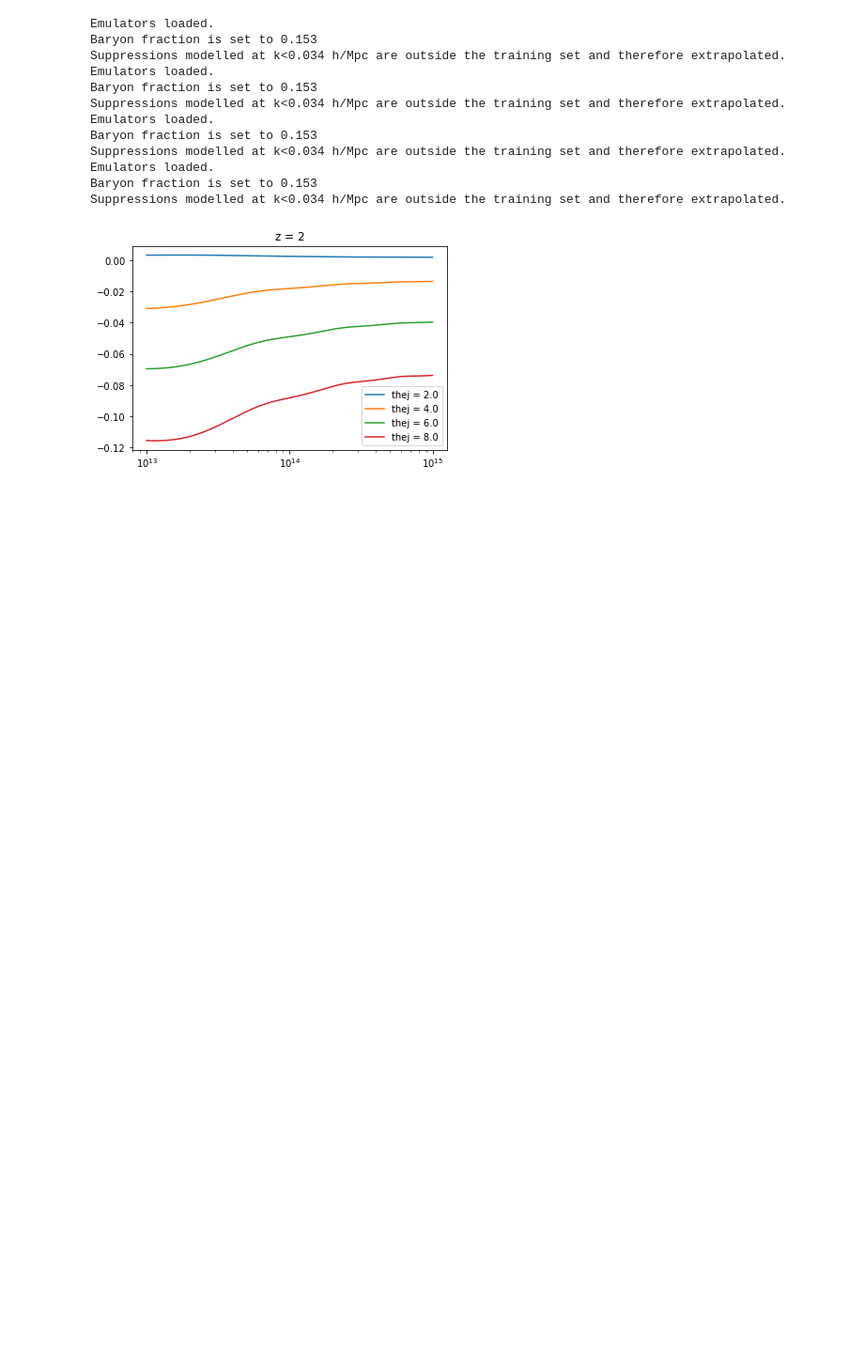
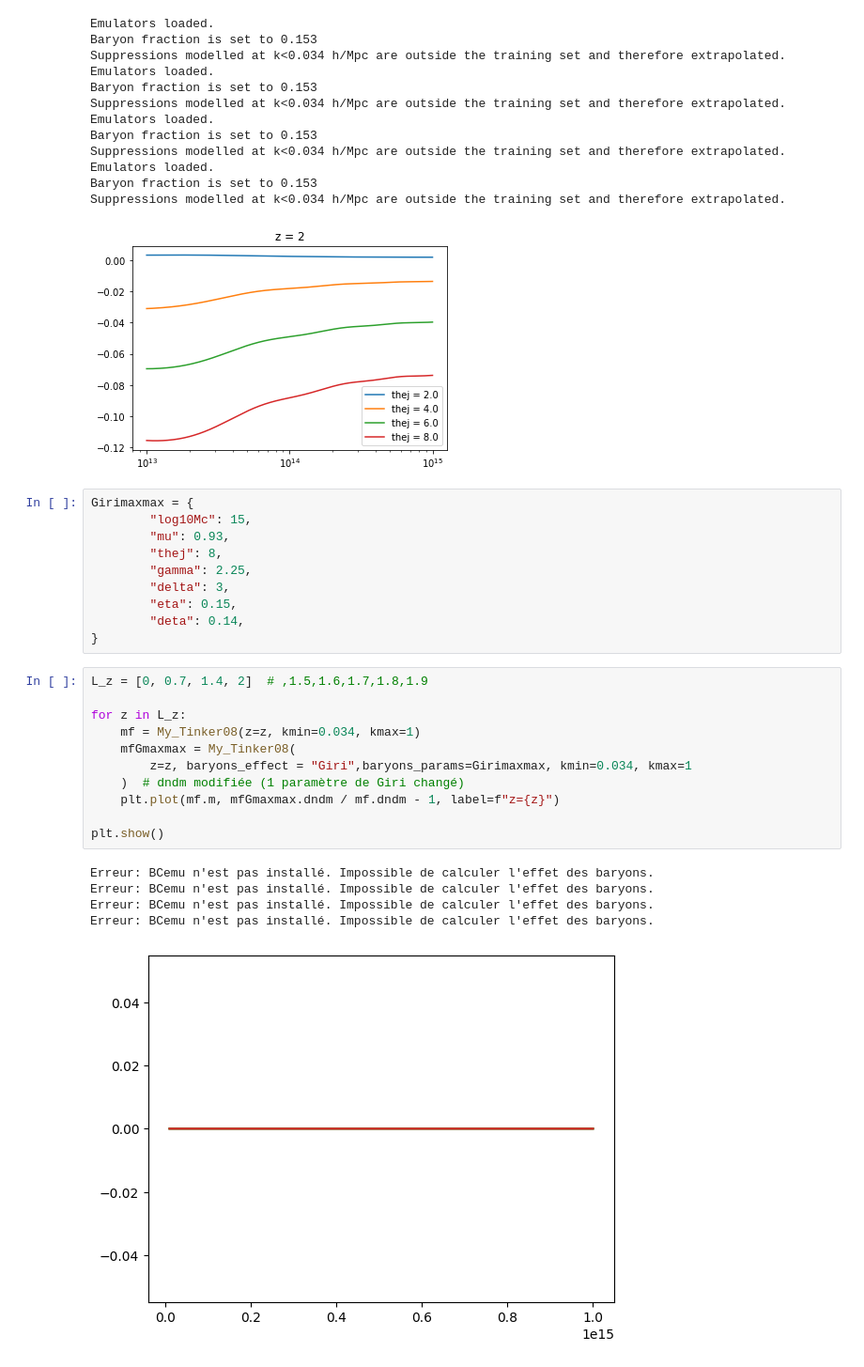
Before and after one commit to Thomas054/My_hmf, a Jupyter notebook: 1 Test_MassFunction.ipynb, the cells around one changed output. Shown: that part at 94% size. Saved outputs shown, nothing was run; the diff lists cells and outputs as text; blank space fills up the shorter version.

Commit message:
Ajout code Girimaxmax

```diff
--- a/1 Test_MassFunction.ipynb
+++ b/1 Test_MassFunction.ipynb
@@ -664,3 +664,30 @@ Emulators loaded.
 Baryon fraction is set to 0.153
 Suppressions modelled at k<0.034 h/Mpc are outside the training set and therefore extrapolated.
 [figure]
+# %%
+Girimaxmax = {
+        "log10Mc": 15,
+        "mu": 0.93,
+        "thej": 8,
+        "gamma": 2.25,
+        "delta": 3,
+        "eta": 0.15,
+        "deta": 0.14,
+}
+# %%
+L_z = [0, 0.7, 1.4, 2]  # ,1.5,1.6,1.7,1.8,1.9
+
+for z in L_z:
+    mf = My_Tinker08(z=z, kmin=0.034, kmax=1)
+    mfGmaxmax = My_Tinker08(
+        z=z, baryons_effect = "Giri",baryons_params=Girimaxmax, kmin=0.034, kmax=1
+    )  # dndm modifiée (1 paramètre de Giri changé)
+    plt.plot(mf.m, mfGmaxmax.dndm / mf.dndm - 1, label=f"z={z}")
+
+plt.show()
+# %% [output]
+Erreur: BCemu n'est pas installé. Impossible de calculer l'effet des baryons.
+Erreur: BCemu n'est pas installé. Impossible de calculer l'effet des baryons.
+Erreur: BCemu n'est pas installé. Impossible de calculer l'effet des baryons.
+Erreur: BCemu n'est pas installé. Impossible de calculer l'effet des baryons.
+[figure, added]
```
